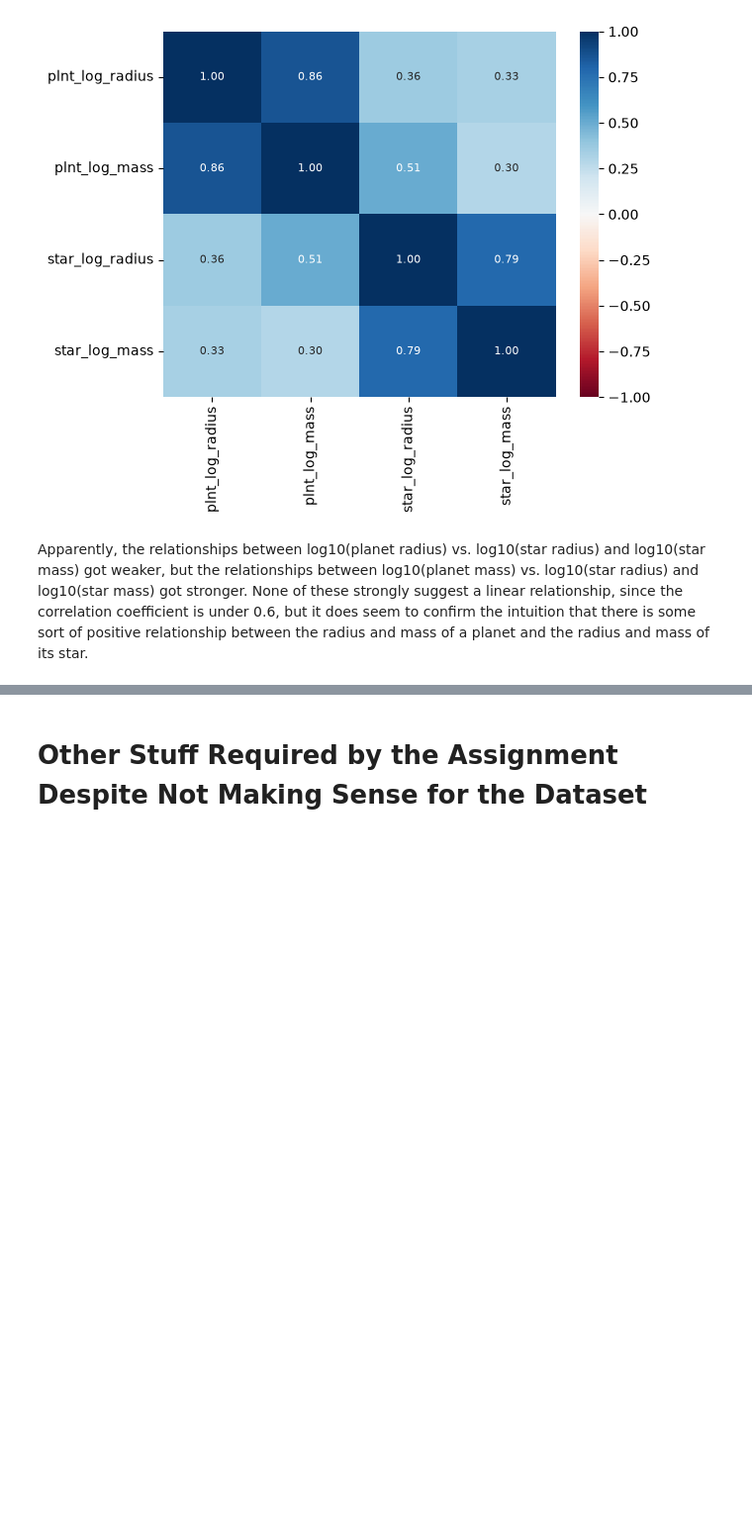
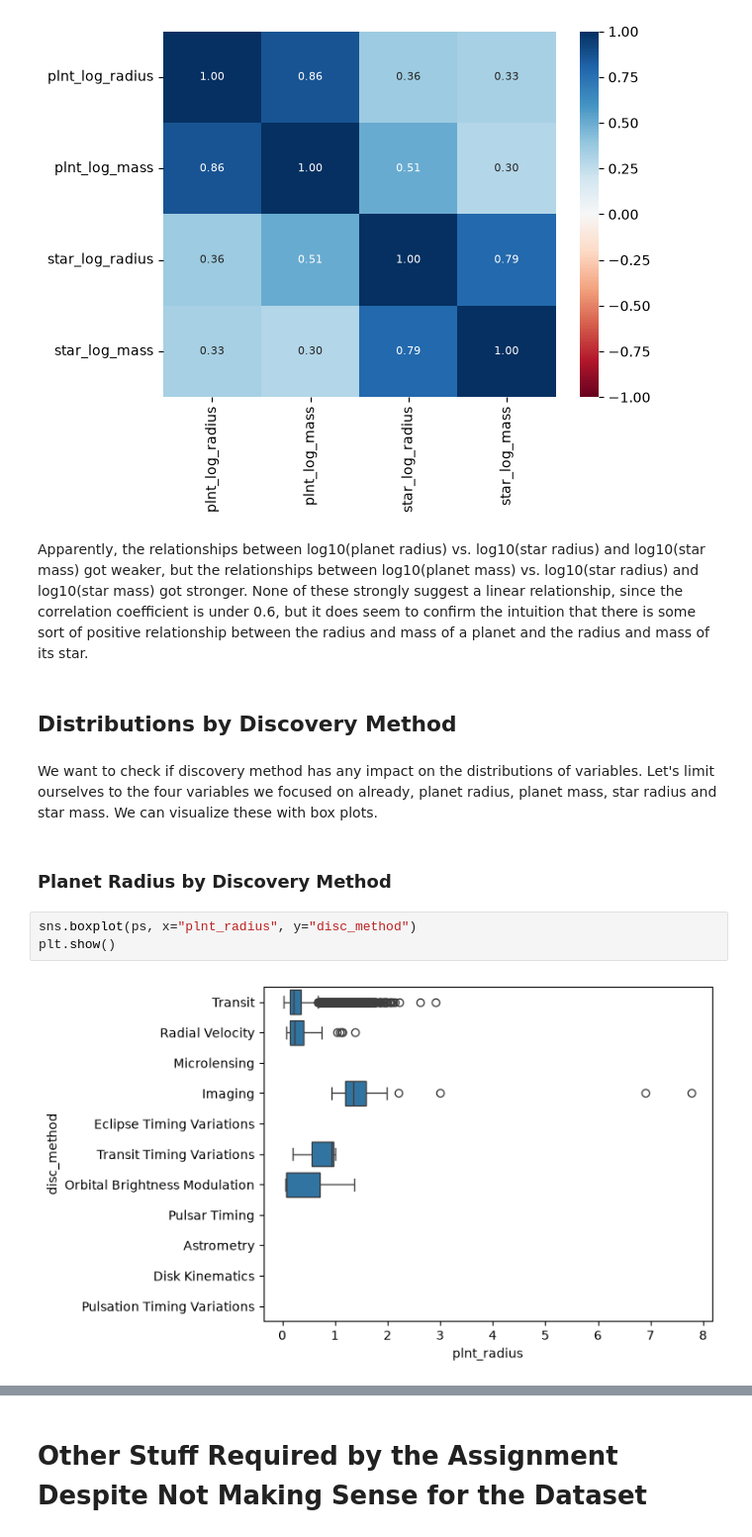
Before and after one commit to sasha-radosav/csc-460-hw-4, a Jupyter notebook: main.ipynb, the cells around one changed output, grey strips where cells are left out. Shown at 99% size. Cells and saved outputs as stored; diff of their text form; blank space fills up the shorter version.

Commit message:
Added [Discovery Method] subsection to [Correlations] section.

```diff
--- a/main.ipynb
+++ b/main.ipynb
@@ -1109,3 +1109,14 @@ plt.show()
 [figure]
 # %% [markdown]
 Apparently, the relationships between log10(planet radius) vs. log10(star radius) and log10(star mass) got weaker, but the relationships between log10(planet mass) vs. log10(star radius) and log10(star mass) got stronger. None of these strongly suggest a linear relationship, since the correlation coefficient is under 0.6, but it does seem to confirm the intuition that there is some sort of positive relationship between the radius and mass of a planet and the radius and mass of its star.
+# %% [markdown]
+## Distributions by Discovery Method
+# %% [markdown]
+We want to check if discovery method has any impact on the distributions of variables. Let's limit ourselves to the four variables we focused on already, planet radius, planet mass, star radius and star mass. We can visualize these with box plots.
+# %% [markdown]
+### Planet Radius by Discovery Method
+# %%
+sns.boxplot(ps, x="plnt_radius", y="disc_method")
+plt.show()
+# %% [output]
+[figure, added]
```
Also changed, not shown: parts of 10 cells of this notebook.
